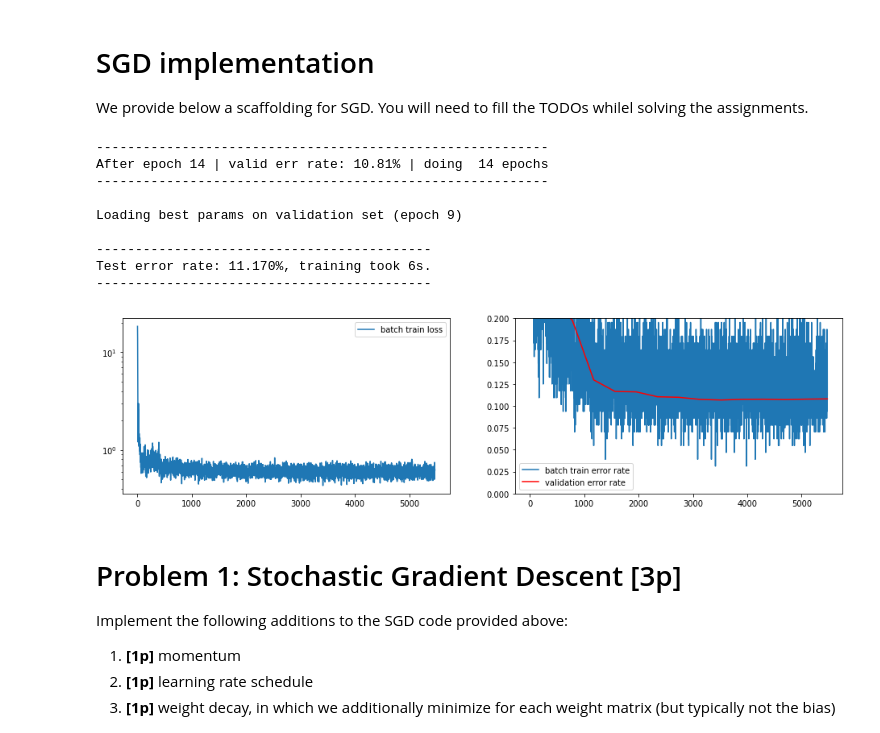
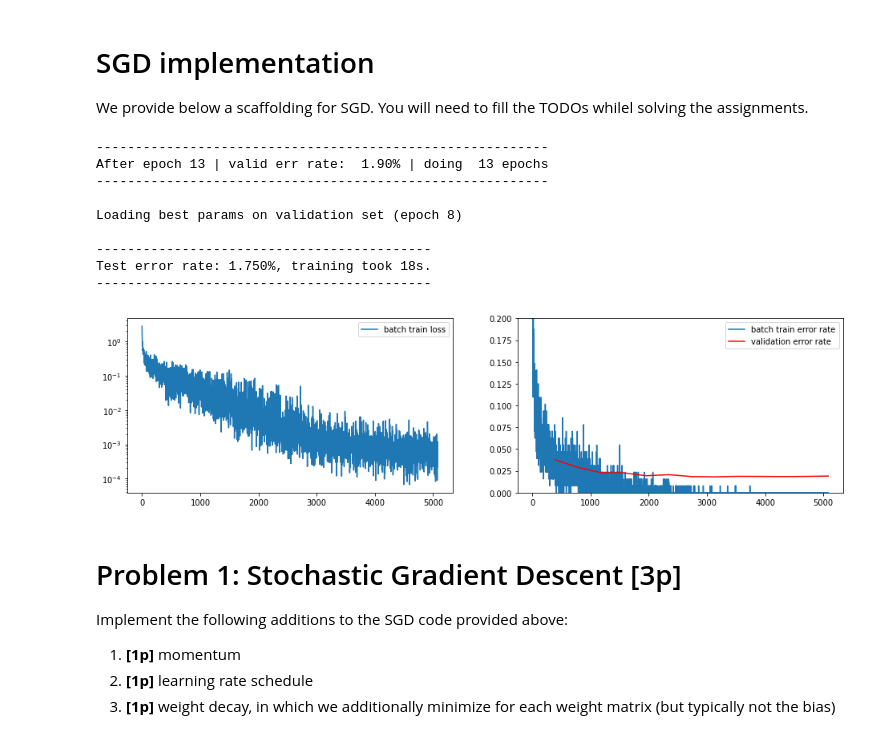
Before and after one commit to iCarrrot/dl_uwr, a Jupyter notebook: Assignment3/Assignment3.ipynb, the cells around one changed output. Drawn from its saved outputs; the diff is of its cells as text; code cells hidden in the pictures.

```diff
--- a/Assignment3/Assignment3.ipynb
+++ b/Assignment3/Assignment3.ipynb
@@ -200,7 +186,7 @@ Done!
 We provide below a scaffolding for SGD. You will need to fill the TODOs whilel solving the assignments.
 # %%
 def SGD(model, data_loaders,
-        alpha=1e-4, epsilon=0.0, decay=0.0, d=0,
+        alpha=1e-4, epsilon=0.0, decay=0.0, alpha_decay=0,
         num_epochs=1, max_num_epochs=np.nan, patience_expansion=1.5,
         log_every=100, device='cpu'):
 
@@ -222,6 +208,7 @@ def SGD(model, data_loaders,
     epoch = 0
     best_params = None
     best_val_err = np.inf
+
     history = {'train_losses': [], 'train_errs': [], 'val_errs': []}
     print('Training the model!')
     print('Interrupt at any time to evaluate the best validation model so far.')
@@ -261,13 +248,13 @@ def SGD(model, data_loaders,
                             #
                             # TODO: Implement weight decay (L2 regularization
                             # on weights by changing the gradients
-                            p.grad += decay * p
+                            p.grad += decay * p * p
 
 
                         #
                         # TODO: Implement a learning rate schedule
                         # Hint: You can use the iteration or epoch counters
-                        alpha = alpha0 * np.e ** (-d * epoch)
+                        alpha = alpha0 * np.e ** (-alpha_decay * epoch)
 
                         #
                         # TODO: If needed, implement here a momentum schedule
@@ -327,45 +314,51 @@ class Model(nn.Module):
 
     def forward(self, X):
         X = X.view(X.size(0), -1)
-        return self.layers.forward(X)
+
+        x = F.relu(self.layers[0](X))
+        x = F.relu(self.layers[1](x))
+        return self.layers[2](x)
 
     def loss(self, Out, Targets):
         return F.cross_entropy(Out, Targets)
 
 model = Model(
-    nn.Linear(28*28, 10)
+    nn.Linear(28*28, 300),
+    nn.Linear(300, 150),
+    nn.Linear(150, 10),
     )
 
 with torch.no_grad():
     # Initialize parameters
     for name, p in model.named_parameters():
         if 'weight' in name:
-            p.normal_(0, 0.5)
+            nn.init.xavier_normal_(p)
         elif 'bias' in name:
             p.zero_()
         else:
             raise ValueError('Unknown parameter name "%s"' % name)
 
 # On GPU enabled devices set device='cuda' else set device='cpu'
 t_start = time.time()
-SGD(model, mnist_loaders, alpha=1e-1, max_num_epochs=30, device='cuda', epsilon=0.9, d=0.6, decay=0.5)
+
+SGD(model, mnist_loaders, alpha=6e-2, max_num_epochs=30, device='cuda', epsilon=0.9, alpha_decay=0.1, decay=0.001)
 
 
 test_err_rate = compute_error_rate(model, mnist_loaders['test'])
 m = (f"Test error rate: {test_err_rate * 100.0:.3f}%, "
      f"training took {time.time() - t_start:.0f}s.")
 print('{0}\n{1}\n{0}'.format('-' * len(m), m))
 # %% [output]
 ----------------------------------------------------------
-After epoch 14 | valid err rate: 10.81% | doing  14 epochs
+After epoch 13 | valid err rate:  1.90% | doing  13 epochs
 ----------------------------------------------------------
 
-Loading best params on validation set (epoch 9)
+Loading best params on validation set (epoch 8)
 
 -------------------------------------------
-Test error rate: 11.170%, training took 6s.
+Test error rate: 1.750%, training took 18s.
 -------------------------------------------
-[figure, old version]
+[figure, new version]
 # %% [markdown]
 # Problem 1: Stochastic Gradient Descent [3p]
 Implement the following additions to the SGD code provided above:
```
Also changed, not shown: parts of 2 cells of this notebook.
